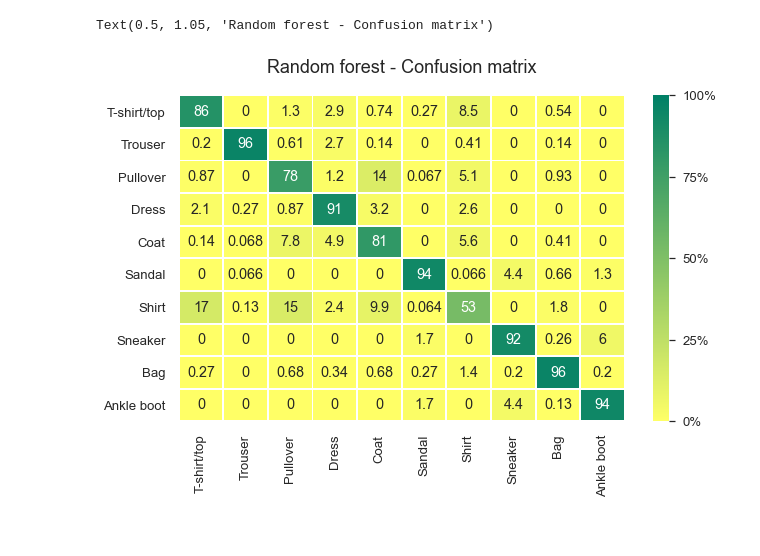
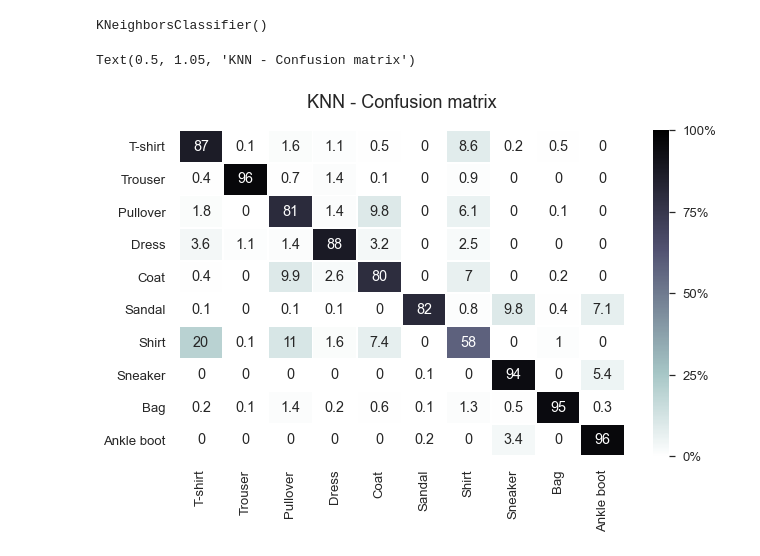
Before and after one commit to noamya-sh/Final-project-SemesterB, a Jupyter notebook: Fashion-Mnist.ipynb, the cells around one changed output. Saved outputs shown, nothing was run; the diff lists cells and outputs as text; code cells hidden in the pictures.

```diff
--- a/Fashion-Mnist.ipynb
+++ b/Fashion-Mnist.ipynb
@@ -112,0 +102,5 @@ df_cm=confusion_matrix(y_test, rfpred,normalize='true')
+# %%
+
+from sklearn.linear_model import LogisticRegression
+logReg = LogisticRegression(max_iter=2000)
+logReg.fit(x_train,y_train)
@@ -113,7 +149,19 @@ df_cm=confusion_matrix(y_test, rfpred,normalize='true')
+# %%
+from sklearn.neighbors import KNeighborsClassifier
+knn=KNeighborsClassifier()
+knn.fit(x_train,y_train)
+# %% [output]
+KNeighborsClassifier()
+# %%
+prediction_test  = knn.predict(x_test)
+df_cnm=confusion_matrix(y_test, prediction_test,normalize='true')
 # %%
 plt.figure(figsize = (10,6))
-sns.heatmap(df_cm*100, annot=True,xticklabels=class_names,yticklabels=class_names ,linewidths=.9,cmap="summer",
+sns.heatmap(df_cnm*100, annot=True,xticklabels=class_names,yticklabels=class_names ,linewidths=.9,cmap="bone_r",
            cbar_kws={'format': '%.0f%%', 'ticks': [0, 25,50,75,100]},
             vmax=100,vmin=0)
 sns.set(font_scale=1.2)
-plt.title('Knn - Confusion matrix', fontsize = 18, y = 1.05)
+plt.title('KNN - Confusion matrix', fontsize = 18, y = 1.05)
+# %% [output]
+Text(0.5, 1.05, 'KNN - Confusion matrix')
+[figure, added]
@@ -128,10 +167,0 @@ df_cm=confusion_matrix(y_test, rfpred,normalize='true')
-# %%
-plt.figure(figsize = (10,6))
-sns.heatmap(df_cm*100, annot=True,xticklabels=class_names,yticklabels=class_names ,linewidths=.9,cmap="summer_r",
-           cbar_kws={'format': '%.0f%%', 'ticks': [0, 25,50,75,100]},
-            vmax=100,vmin=0)
-sns.set(font_scale=1.2)
-plt.title('Random forest - Confusion matrix', fontsize = 18, y = 1.05)
-# %% [output]
-Text(0.5, 1.05, 'Random forest - Confusion matrix')
-[figure, removed]
```
Also changed, not shown: parts of 24 cells of this notebook.
